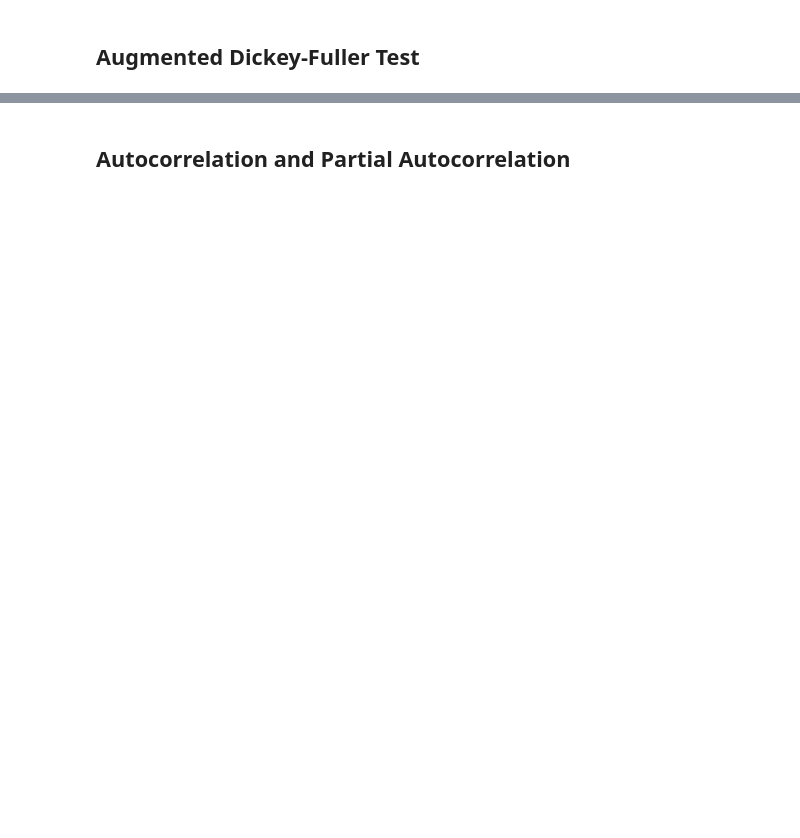
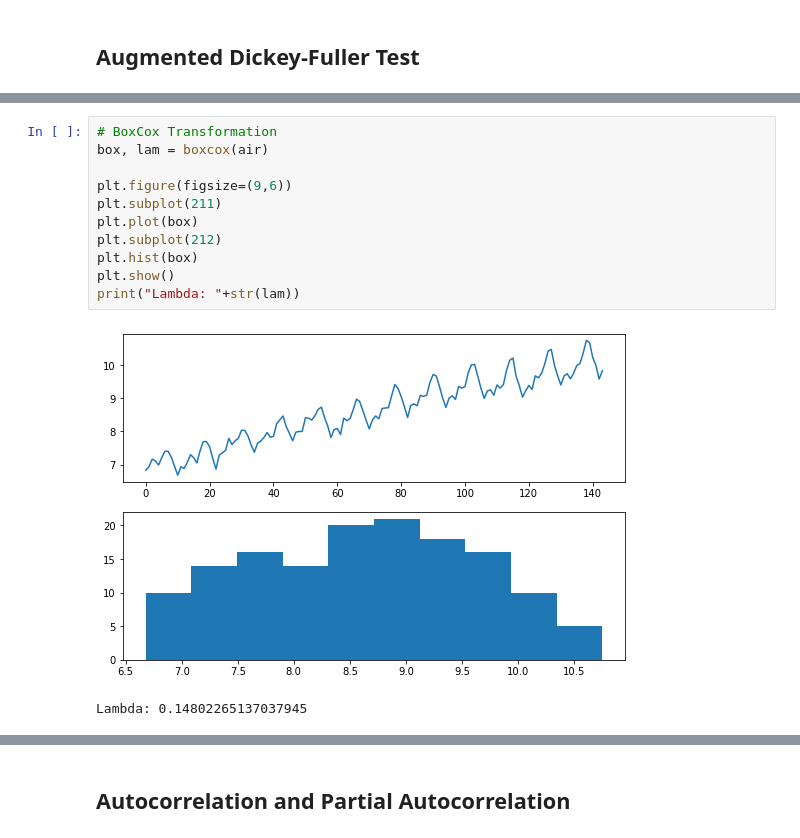
Before and after one commit to PabloJRW/Air-Passengers-Forecasting, a Jupyter notebook: notebooks/1.0 Temporal_Structure.ipynb, the cells around one changed output, grey strips where cells are left out. Saved outputs shown, nothing was run; the diff lists cells and outputs as text; blank space fills up the shorter version.

```diff
--- a/notebooks/1.0 Temporal_Structure.ipynb
+++ b/notebooks/1.0 Temporal_Structure.ipynb
@@ -123,0 +92,14 @@ plt.show()
+# %%
+# BoxCox Transformation
+box, lam = boxcox(air)
+
+plt.figure(figsize=(9,6))
+plt.subplot(211)
+plt.plot(box)
+plt.subplot(212)
+plt.hist(box)
+plt.show()
+print("Lambda: "+str(lam))
+# %% [output]
+[figure, added]
+Lambda: 0.14802265137037945
```
Also changed, not shown: parts of 16 cells of this notebook, 3 other files.
